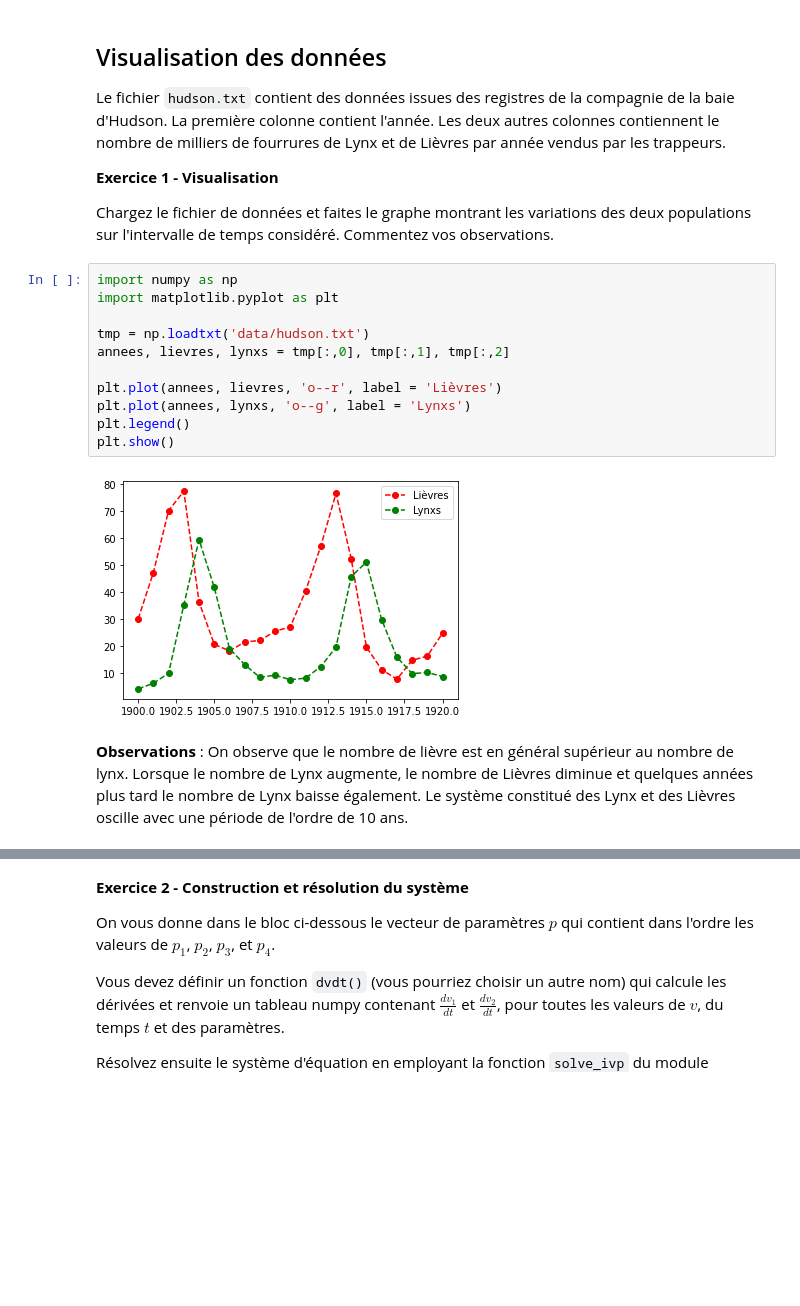
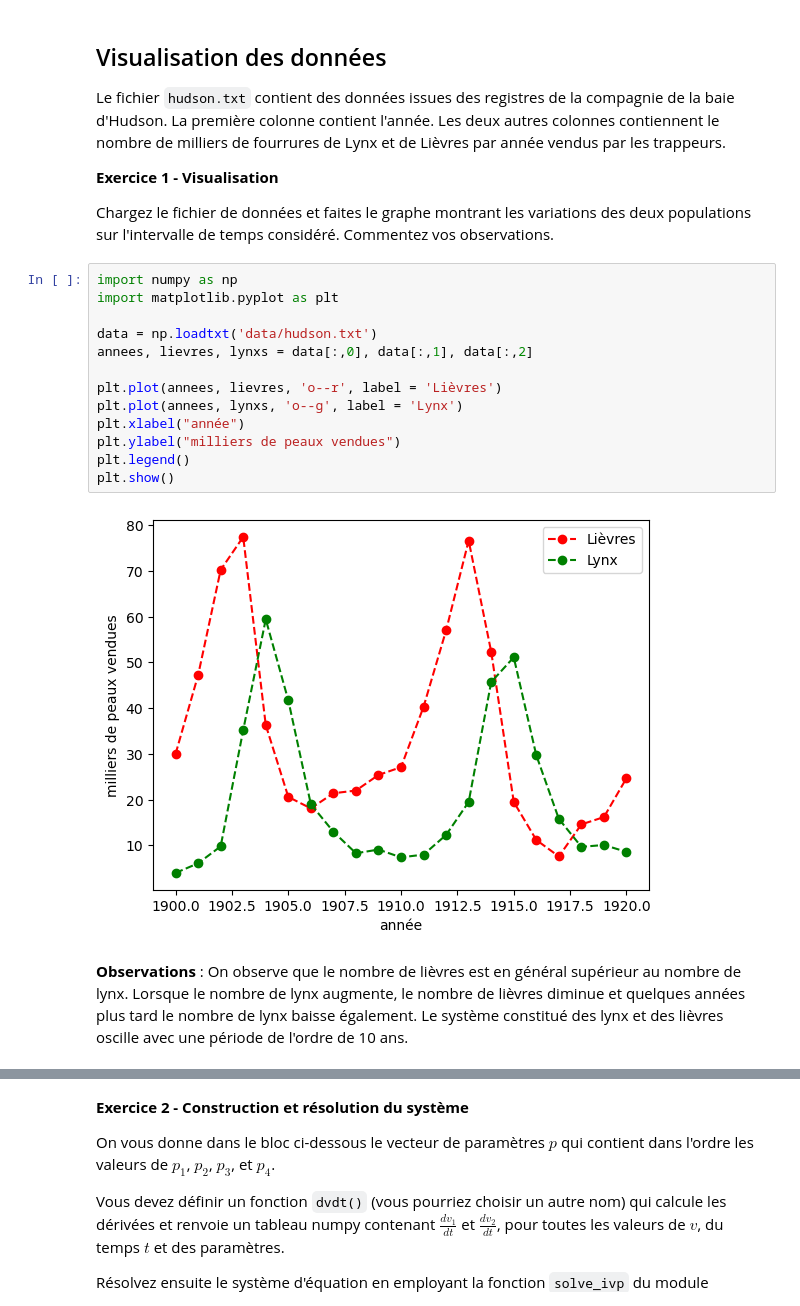
Before and after one commit to randlab/amde, a Jupyter notebook: series/serie04_solutions.ipynb, the cells around one changed output, grey strips where cells are left out. Saved outputs shown, nothing was run; the diff lists cells and outputs as text; blank space fills up the shorter version.

```diff
--- a/series/serie04_solutions.ipynb
+++ b/series/serie04_solutions.ipynb
@@ -15,18 +15,20 @@ Chargez le fichier de données et faites le graphe montrant les variations des d
 # %%
 import numpy as np
 import matplotlib.pyplot as plt
 
-tmp = np.loadtxt('data/hudson.txt')
-annees, lievres, lynxs = tmp[:,0], tmp[:,1], tmp[:,2]
+data = np.loadtxt('data/hudson.txt')
+annees, lievres, lynxs = data[:,0], data[:,1], data[:,2]
 
 plt.plot(annees, lievres, 'o--r', label = 'Lièvres')
-plt.plot(annees, lynxs, 'o--g', label = 'Lynxs')
+plt.plot(annees, lynxs, 'o--g', label = 'Lynx')
+plt.xlabel("année")
+plt.ylabel("milliers de peaux vendues")
 plt.legend()
 plt.show()
 # %% [output]
-[figure, old version]
+[figure, new version]
 # %% [markdown]
-**Observations** : On observe que le nombre de lièvre est en général supérieur au nombre de lynx. Lorsque le nombre de Lynx augmente, le nombre de Lièvres diminue et quelques années plus tard le nombre de Lynx baisse également. Le système constitué des Lynx et des Lièvres oscille avec une période de l'ordre de 10 ans.
+**Observations** : On observe que le nombre de lièvres est en général supérieur au nombre de lynx. Lorsque le nombre de lynx augmente, le nombre de lièvres diminue et quelques années plus tard le nombre de lynx baisse également. Le système constitué des lynx et des lièvres oscille avec une période de l'ordre de 10 ans.
 # %% [markdown]
 ## Modèle de Lotka Volterra
 
```
Also changed, not shown: parts of 3 cells of this notebook.
